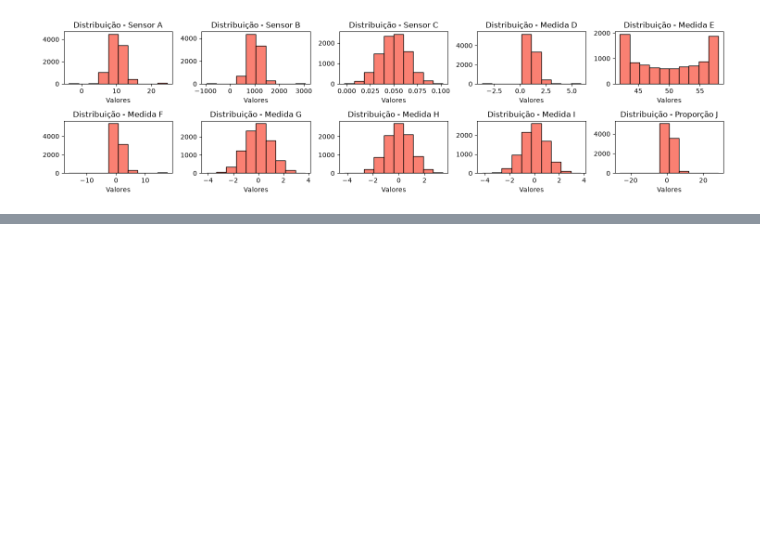
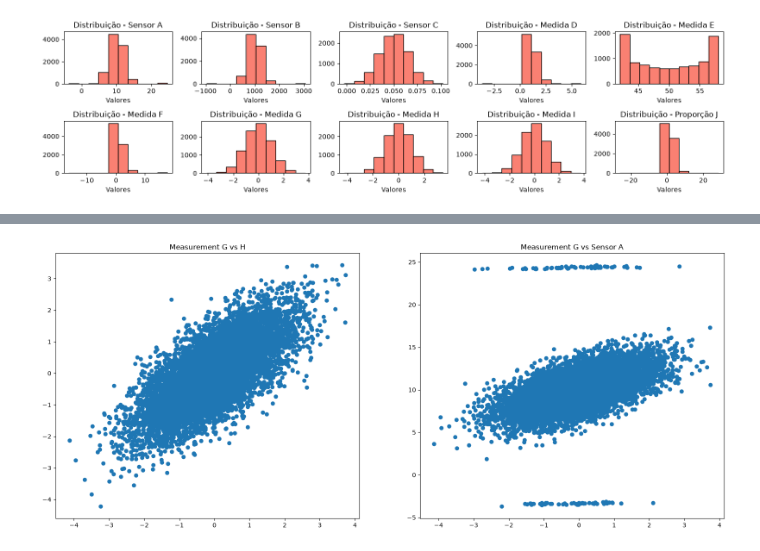
Before and after one commit to lucasomac0/classificador-ann-machine-learning, a Jupyter notebook: src/modelo.ipynb, the cells around one changed output, grey strips where cells are left out. Cells and saved outputs as stored; diff of their text form; code cells hidden in the pictures; blank space fills up the shorter version.

```diff
--- a/src/modelo.ipynb
+++ b/src/modelo.ipynb
@@ -112,0 +179,12 @@ plt.show()
+# %%
+fig, axes = plt.subplots(nrows=1, ncols=2, figsize=(20, 8))
+
+axes[0].scatter(df['measurement_g'], df['measurement_h'])
+axes[0].set_title('Measurement G vs H')
+
+axes[1].scatter(df['measurement_g'], df['sensor_a'])
+axes[1].set_title('Measurement G vs Sensor A')
+
+plt.show()
+# %% [output]
+[figure, added]
```
Also changed, not shown: parts of 12 cells of this notebook.
